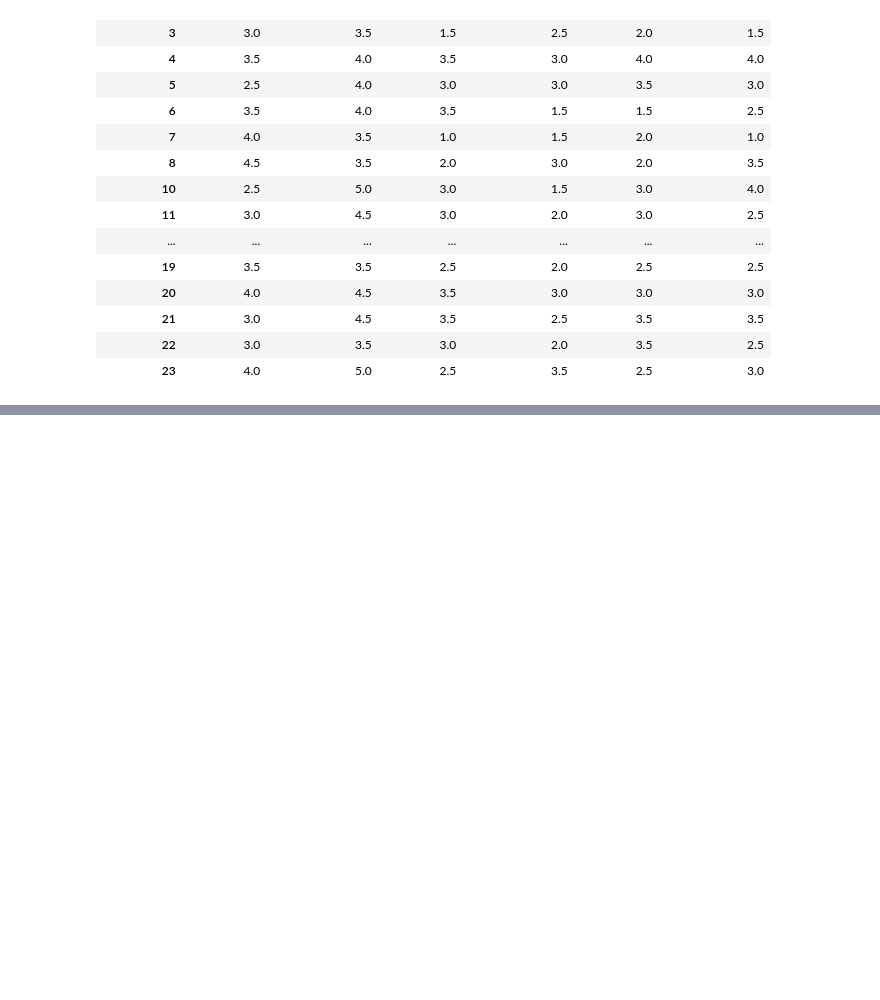
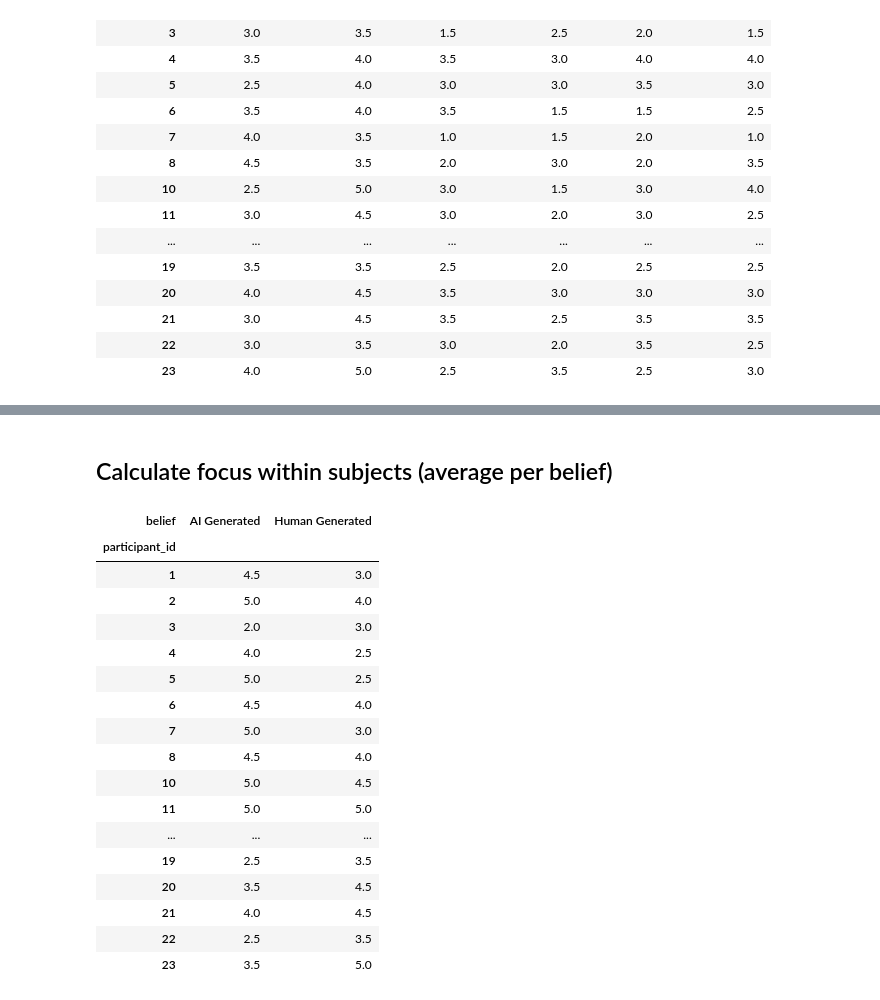
Before and after one commit to BalducciFrancesco/02455-Experiment-In-Cognitive-Science, a Jupyter notebook: analysis/data_analysis_preliminar.ipynb, the cells around one changed output, grey strips where cells are left out. Cells and saved outputs as stored; diff of their text form; code cells hidden in the pictures; blank space fills up the shorter version.

```diff
--- a/analysis/data_analysis_preliminar.ipynb
+++ b/analysis/data_analysis_preliminar.ipynb
@@ -338,0 +362,28 @@ mean_table
+# %% [markdown]
+## Calculate focus within subjects (average per belief)
+# %%
+# avg per participant-belief for focus
+mean_table = focus_df.groupby(['participant_id', 'belief'])['focus'].mean().unstack()
+
+mean_table.to_csv("focus_per_participant.csv")
+
+mean_table
+# %% [output]
+| belief | AI Generated | Human Generated |
+| participant_id |  |  |
+| 1 | 4.5 | 3.0 |
+| 2 | 5.0 | 4.0 |
+| 3 | 2.0 | 3.0 |
+| 4 | 4.0 | 2.5 |
+| 5 | 5.0 | 2.5 |
+| 6 | 4.5 | 4.0 |
+| 7 | 5.0 | 3.0 |
+| 8 | 4.5 | 4.0 |
+| 10 | 5.0 | 4.5 |
+| 11 | 5.0 | 5.0 |
+| ... | ... | ... |
+| 19 | 2.5 | 3.5 |
+| 20 | 3.5 | 4.5 |
+| 21 | 4.0 | 4.5 |
+| 22 | 2.5 | 3.5 |
+| 23 | 3.5 | 5.0 |
```
Also changed, not shown: parts of 14 cells of this notebook, 3 other files.
